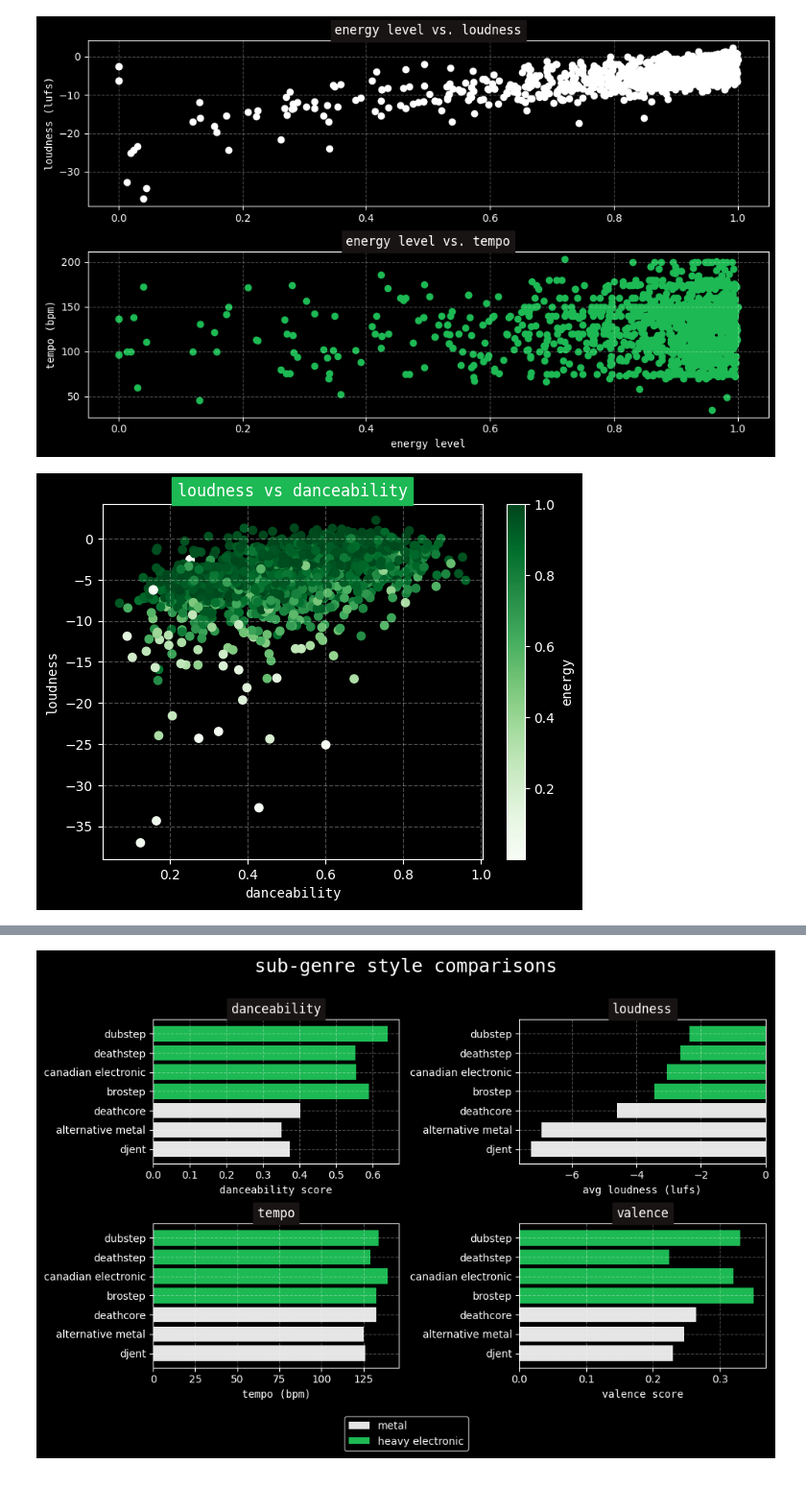
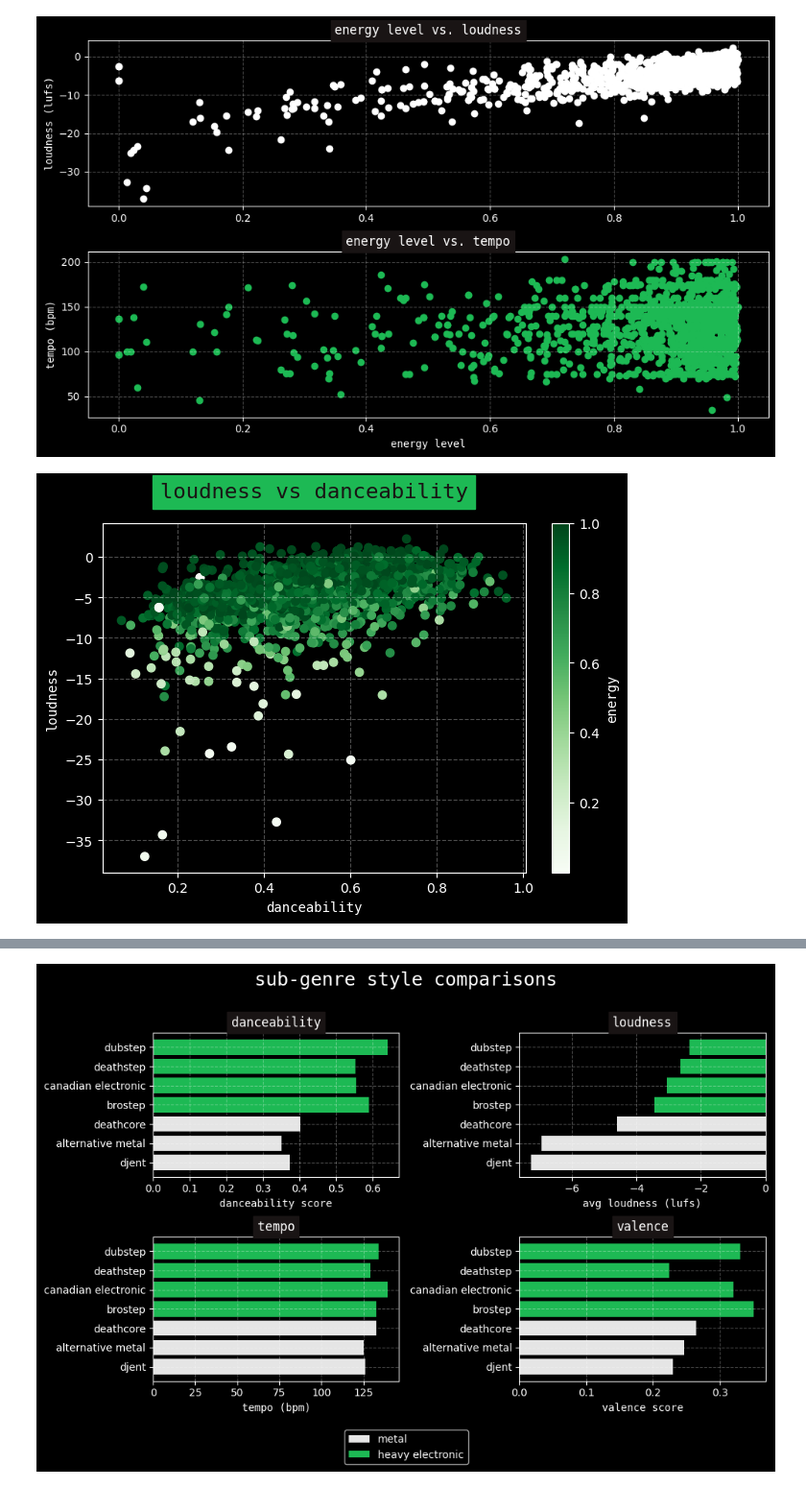
Before and after one commit to nick-esqueda/vanguard_de_project, a Jupyter notebook: visualizations.ipynb, the cells around one changed output, grey strips where cells are left out. Shown at 96% size. Saved outputs shown, nothing was run; the diff lists cells and outputs as text; code cells hidden in the pictures.

Commit message:
moved visualization logic to separate functions and modified/tested image creation

```diff
--- a/visualizations.ipynb
+++ b/visualizations.ipynb
@@ -32,19 +32,22 @@ fig.tight_layout()
 # %%
 db.execute("SELECT * FROM track_features")
 df = pd.DataFrame(db.result())
 df.columns = ["track_id", "danceability", "energy", "instrumentalness", "liveness", "loudness", "speechiness", "tempo", "type", "valence", "song_uri"]
 
+plt.clf()
+# fig, ax = plt.subplots(figsize=(10, 6))
+
 plt.scatter(df["danceability"], df["loudness"], c=df["energy"], cmap="Greens")
 cbar = plt.colorbar()
-cbar.set_label("energy", fontname="monospace",)
-plt.title("loudness vs danceability", fontname="monospace", backgroundcolor="#1DB954")
+cbar.set_label("energy", fontname="monospace")
+plt.title("loudness vs danceability", fontname="monospace", backgroundcolor="#1DB954", fontsize=16, y=1.05)
 plt.xlabel("danceability", fontname="monospace")
 plt.ylabel("loudness", fontname="monospace")
 
 plt.grid(color="#FFFFFF", linestyle="--", alpha=.3)
-fig.tight_layout()
+plt.tight_layout()
 # %% [output]
-[figure, old version]
+[figure, new version]
 # %%
 # GET DATA
 db.execute("SELECT * FROM V_genre_features")
```
Also changed, not shown: parts of 1 cell of this notebook, 4 other files.
